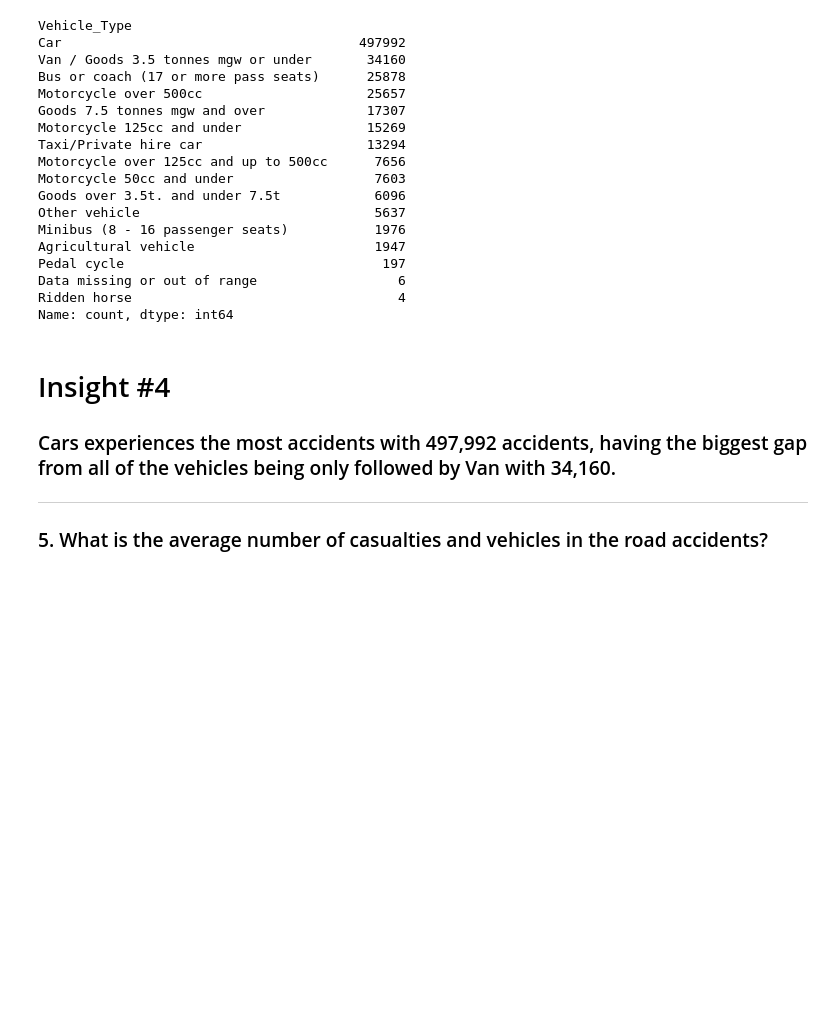
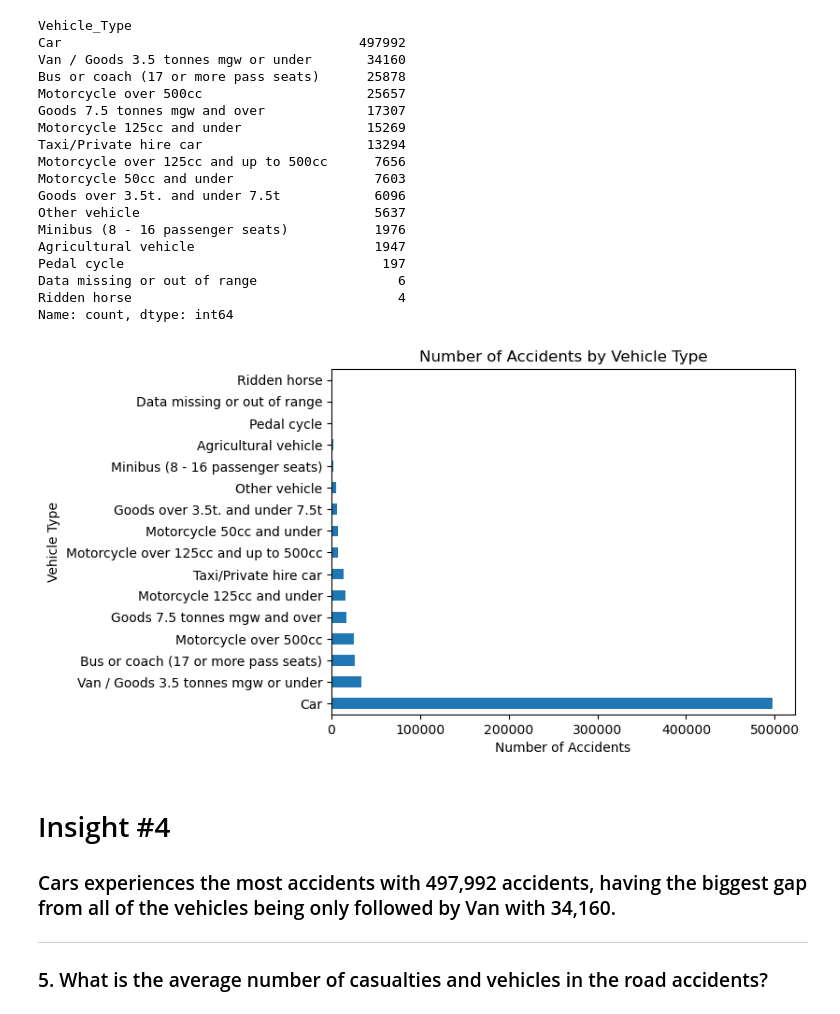
Before and after one commit to oliverliwanag/ELEC303-DATA-ANALYTICS-LIWANAG, a Jupyter notebook: ELEC03-3A/Activity2.ipynb, the cells around one changed output. Saved outputs shown, nothing was run; the diff lists cells and outputs as text; code cells hidden in the pictures; blank space fills up the shorter version.

```diff
--- a/ELEC03-3A/Activity2.ipynb
+++ b/ELEC03-3A/Activity2.ipynb
@@ -185,7 +213,8 @@ road_accidents['Number_of_Casualties'].max()
 <h3>4. What type of vehicle experience the most accidents?
 </h3>
 # %%
-road_accidents['Vehicle_Type'].value_counts()
+vehicle = road_accidents['Vehicle_Type'].value_counts()
+vehicle
 # %% [output]
 Vehicle_Type
 Car                                      497992
@@ -205,6 +234,14 @@ Pedal cycle                                 197
 Data missing or out of range                  6
 Ridden horse                                  4
 Name: count, dtype: int64
+# %%
+vehicle.plot(kind='barh')
+plt.title('Number of Accidents by Vehicle Type')
+plt.xlabel('Number of Accidents')
+plt.ylabel('Vehicle Type')
+plt.show()
+# %% [output]
+[figure, added]
 # %% [markdown]
 <h1>Insight #4</h1>
 <h3>Cars experiences the most accidents with 497,992 accidents, having the biggest gap from all of the vehicles being only followed by Van with 34,160.</h3>
```
Also changed, not shown: parts of 32 cells of this notebook.
